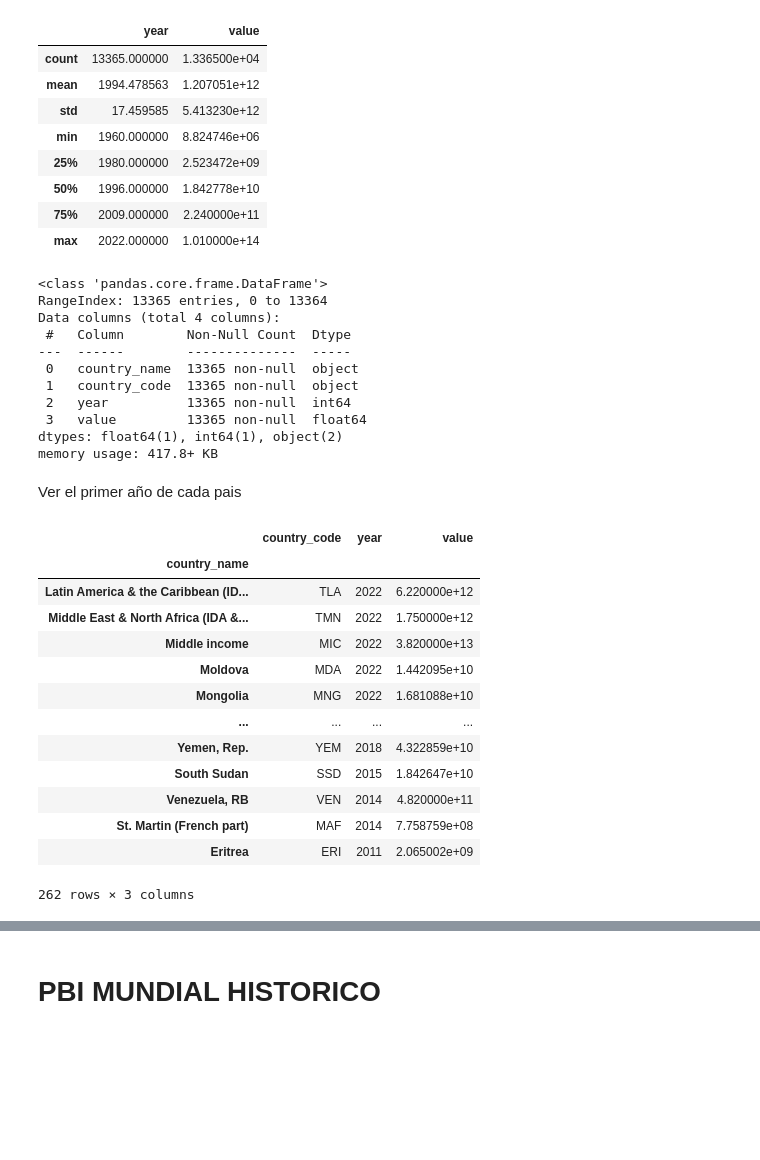
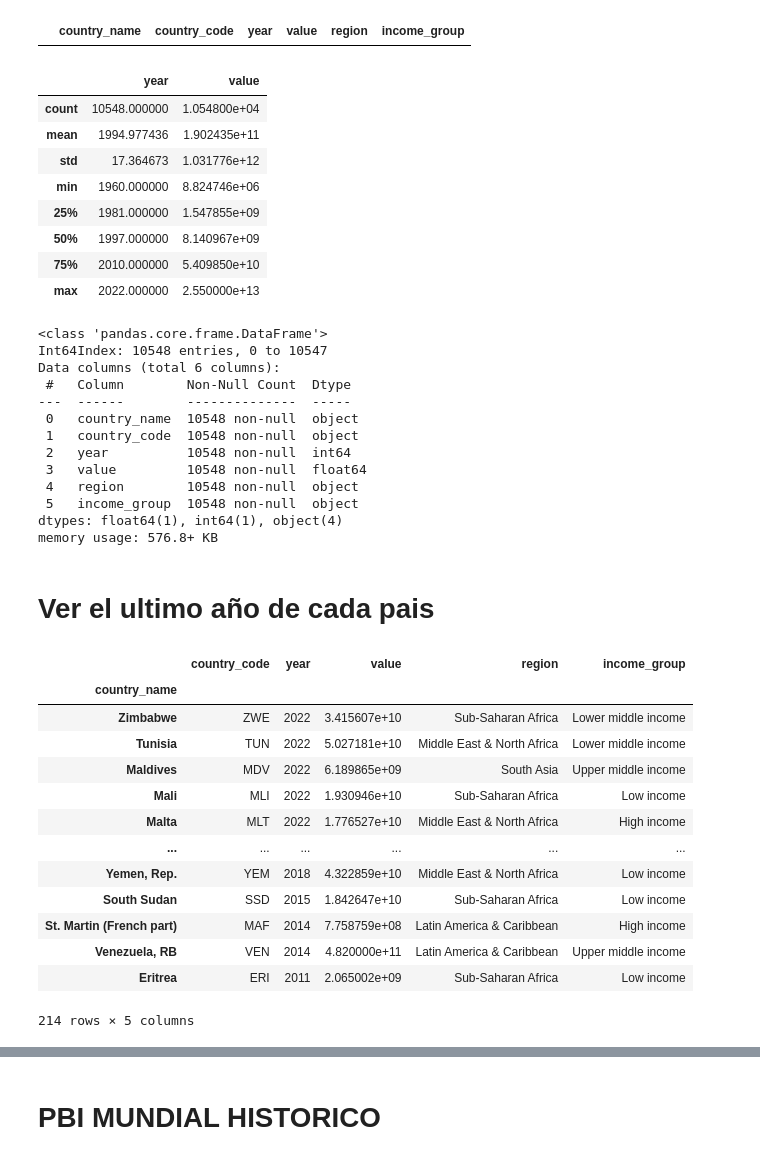
Before and after one commit to fowardelcac/PBI, a Jupyter notebook: Notebooks/Notebooks_1.ipynb, the cells around one changed output, grey strips where cells are left out. Saved outputs shown, nothing was run; the diff lists cells and outputs as text; code cells hidden in the pictures; blank space fills up the shorter version.

```diff
--- a/Notebooks/Notebooks_1.ipynb
+++ b/Notebooks/Notebooks_1.ipynb
@@ -26,0 +12,6 @@ gdp.head()
+# %%
+gdp1 = pd.read_csv('/content/PBI/PBI_dataset/Originales/gdp_data.csv')
+gdp2 =  pd.read_csv('/content/PBI/PBI_dataset/Originales/country_codes.csv')
+#gdp = gdp[gdp['country_name'] != 'Middle income']
+df = pd.merge(gdp1, gdp2, on = 'country_code', how = 'inner')
+df.head()
@@ -27,46 +25,52 @@ gdp.head()
+# %%
+df[df.country_name == 'Middle income']
+# %% [output]
+|  | country_name | country_code | year | value | region | income_group |
 # %%
-gdp.describe()
+df.describe()
 # %% [output]
 |  | year | value |
-| count | 13365.000000 | 1.336500e+04 |
-| mean | 1994.478563 | 1.207051e+12 |
-| std | 17.459585 | 5.413230e+12 |
+| count | 10548.000000 | 1.054800e+04 |
+| mean | 1994.977436 | 1.902435e+11 |
+| std | 17.364673 | 1.031776e+12 |
 | min | 1960.000000 | 8.824746e+06 |
-| 25% | 1980.000000 | 2.523472e+09 |
-| 50% | 1996.000000 | 1.842778e+10 |
-| 75% | 2009.000000 | 2.240000e+11 |
-| max | 2022.000000 | 1.010000e+14 |
+| 25% | 1981.000000 | 1.547855e+09 |
+| 50% | 1997.000000 | 8.140967e+09 |
+| 75% | 2010.000000 | 5.409850e+10 |
+| max | 2022.000000 | 2.550000e+13 |
 # %%
-gdp.info()
+df.info()
 # %% [output]
 <class 'pandas.core.frame.DataFrame'>
-RangeIndex: 13365 entries, 0 to 13364
-Data columns (total 4 columns):
+Int64Index: 10548 entries, 0 to 10547
+Data columns (total 6 columns):
  #   Column        Non-Null Count  Dtype
 ---  ------        --------------  -----
- 0   country_name  13365 non-null  object
- 1   country_code  13365 non-null  object
- 2   year          13365 non-null  int64
- 3   value         13365 non-null  float64
-dtypes: float64(1), int64(1), object(2)
-memory usage: 417.8+ KB
+ 0   country_name  10548 non-null  object
+ 1   country_code  10548 non-null  object
+ 2   year          10548 non-null  int64
+ 3   value         10548 non-null  float64
+ 4   region        10548 non-null  object
+ 5   income_group  10548 non-null  object
+dtypes: float64(1), int64(1), object(4)
+memory usage: 576.8+ KB
 # %% [markdown]
-Ver el primer año de cada pais
+# Ver el ultimo año de cada pais
 # %%
-primer = gdp.groupby('country_name').max()
+primer = df.groupby('country_name').max()
 primer.sort_values(by = 'year', ascending=False)
 # %% [output]
-|  | country_code | year | value |
-| country_name |  |  |  |
-| Latin America & the Caribbean (ID... | TLA | 2022 | 6.220000e+12 |
-| Middle East & North Africa (IDA &... | TMN | 2022 | 1.750000e+12 |
-| Middle income | MIC | 2022 | 3.820000e+13 |
-| Moldova | MDA | 2022 | 1.442095e+10 |
-| Mongolia | MNG | 2022 | 1.681088e+10 |
-| ... | ... | ... | ... |
-| Yemen, Rep. | YEM | 2018 | 4.322859e+10 |
-| South Sudan | SSD | 2015 | 1.842647e+10 |
-| Venezuela, RB | VEN | 2014 | 4.820000e+11 |
-| St. Martin (French part) | MAF | 2014 | 7.758759e+08 |
-| Eritrea | ERI | 2011 | 2.065002e+09 |
+|  | country_code | year | value | region | income_group |
+| country_name |  |  |  |  |  |
+| Zimbabwe | ZWE | 2022 | 3.415607e+10 | Sub-Saharan Africa | Lower middle income |
+| Tunisia | TUN | 2022 | 5.027181e+10 | Middle East & North Africa | Lower middle income |
+| Maldives | MDV | 2022 | 6.189865e+09 | South Asia | Upper middle income |
+| Mali | MLI | 2022 | 1.930946e+10 | Sub-Saharan Africa | Low income |
+| Malta | MLT | 2022 | 1.776527e+10 | Middle East & North Africa | High income |
+| ... | ... | ... | ... | ... | ... |
+| Yemen, Rep. | YEM | 2018 | 4.322859e+10 | Middle East & North Africa | Low income |
+| South Sudan | SSD | 2015 | 1.842647e+10 | Sub-Saharan Africa | Low income |
+| St. Martin (French part) | MAF | 2014 | 7.758759e+08 | Latin America & Caribbean | High income |
+| Venezuela, RB | VEN | 2014 | 4.820000e+11 | Latin America & Caribbean | Upper middle income |
+| Eritrea | ERI | 2011 | 2.065002e+09 | Sub-Saharan Africa | Low income |
-262 rows × 3 columns
+214 rows × 5 columns
```
Also changed, not shown: parts of 47 cells of this notebook.
